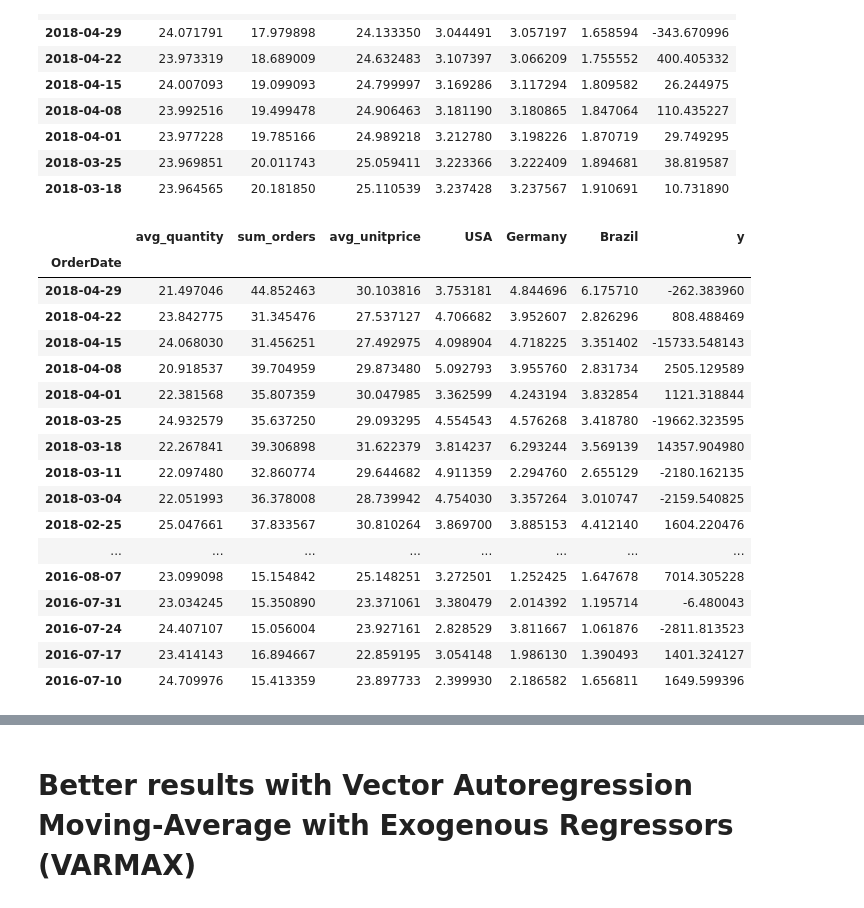
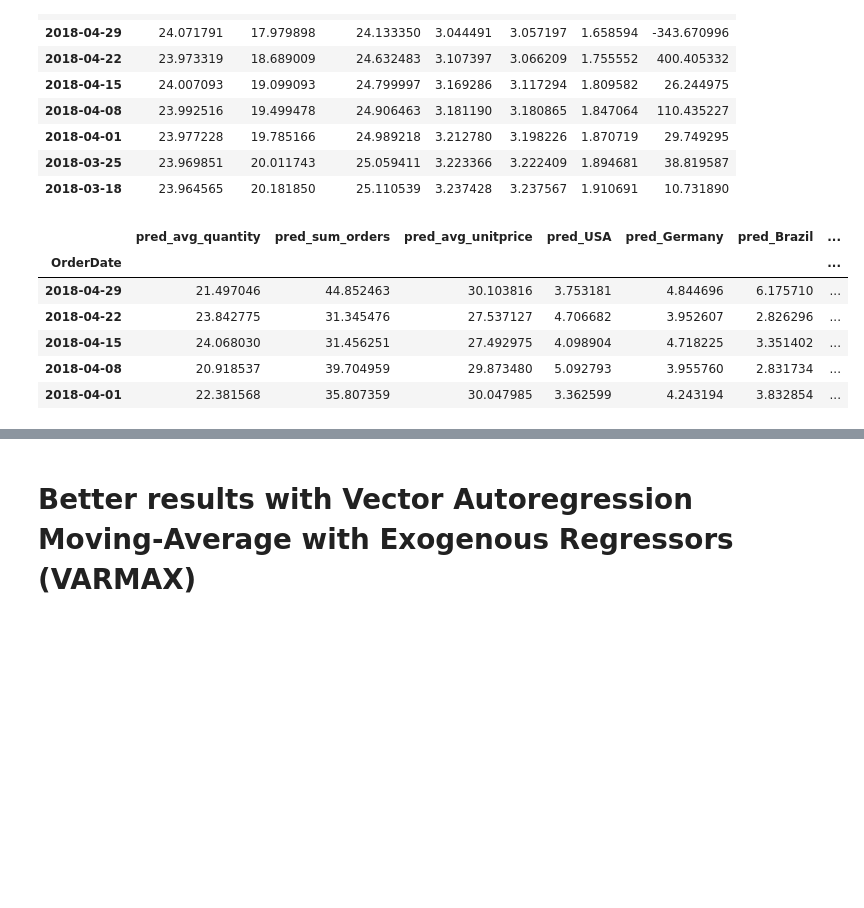
Before and after one commit to JGruettner/comprehensive_crm, a Jupyter notebook: Forecast_Multivari.ipynb, the cells around one changed output, grey strips where cells are left out. Drawn from its saved outputs; the diff is of its cells as text; code cells hidden in the pictures; blank space fills up the shorter version.

```diff
--- a/Forecast_Multivari.ipynb
+++ b/Forecast_Multivari.ipynb
@@ -90,0 +70,4 @@ Name: ShipCountry, dtype: int64
+# %%
+mds2['OrderDate'] = pd.to_datetime(mds2['OrderDate'])
+mds2['Orderyear'] = mds2['OrderDate'].dt.year
+mds2.groupby('Orderyear')['ShipCountry'].value_counts().unstack()
@@ -259,23 +261,14 @@ weekly2
 | 2018-03-18 | 23.964565 | 20.181850 | 25.110539 | 3.237428 | 3.237567 | 1.910691 | 10.731890 |
 # %%
 #var_res.plot_forecast(8)
-var_res.fittedvalues
+weekly_pred=var_res.fittedvalues
+weekly_pred=weekly_pred.add_prefix('pred_')
+weekly_pred.head(5)
 # %% [output]
-|  | avg_quantity | sum_orders | avg_unitprice | USA | Germany | Brazil | y |
-| OrderDate |  |  |  |  |  |  |  |
-| 2018-04-29 | 21.497046 | 44.852463 | 30.103816 | 3.753181 | 4.844696 | 6.175710 | -262.383960 |
-| 2018-04-22 | 23.842775 | 31.345476 | 27.537127 | 4.706682 | 3.952607 | 2.826296 | 808.488469 |
-| 2018-04-15 | 24.068030 | 31.456251 | 27.492975 | 4.098904 | 4.718225 | 3.351402 | -15733.548143 |
-| 2018-04-08 | 20.918537 | 39.704959 | 29.873480 | 5.092793 | 3.955760 | 2.831734 | 2505.129589 |
-| 2018-04-01 | 22.381568 | 35.807359 | 30.047985 | 3.362599 | 4.243194 | 3.832854 | 1121.318844 |
-| 2018-03-25 | 24.932579 | 35.637250 | 29.093295 | 4.554543 | 4.576268 | 3.418780 | -19662.323595 |
-| 2018-03-18 | 22.267841 | 39.306898 | 31.622379 | 3.814237 | 6.293244 | 3.569139 | 14357.904980 |
-| 2018-03-11 | 22.097480 | 32.860774 | 29.644682 | 4.911359 | 2.294760 | 2.655129 | -2180.162135 |
-| 2018-03-04 | 22.051993 | 36.378008 | 28.739942 | 4.754030 | 3.357264 | 3.010747 | -2159.540825 |
-| 2018-02-25 | 25.047661 | 37.833567 | 30.810264 | 3.869700 | 3.885153 | 4.412140 | 1604.220476 |
-| ... | ... | ... | ... | ... | ... | ... | ... |
-| 2016-08-07 | 23.099098 | 15.154842 | 25.148251 | 3.272501 | 1.252425 | 1.647678 | 7014.305228 |
-| 2016-07-31 | 23.034245 | 15.350890 | 23.371061 | 3.380479 | 2.014392 | 1.195714 | -6.480043 |
-| 2016-07-24 | 24.407107 | 15.056004 | 23.927161 | 2.828529 | 3.811667 | 1.061876 | -2811.813523 |
-| 2016-07-17 | 23.414143 | 16.894667 | 22.859195 | 3.054148 | 1.986130 | 1.390493 | 1401.324127 |
-| 2016-07-10 | 24.709976 | 15.413359 | 23.897733 | 2.399930 | 2.186582 | 1.656811 | 1649.599396 |
+|  | pred_avg_quantity | pred_sum_orders | pred_avg_unitprice | pred_USA | pred_Germany | pred_Brazil | ... |
+| OrderDate |  |  |  |  |  |  | ... |
+| 2018-04-29 | 21.497046 | 44.852463 | 30.103816 | 3.753181 | 4.844696 | 6.175710 | ... |
+| 2018-04-22 | 23.842775 | 31.345476 | 27.537127 | 4.706682 | 3.952607 | 2.826296 | ... |
+| 2018-04-15 | 24.068030 | 31.456251 | 27.492975 | 4.098904 | 4.718225 | 3.351402 | ... |
+| 2018-04-08 | 20.918537 | 39.704959 | 29.873480 | 5.092793 | 3.955760 | 2.831734 | ... |
+| 2018-04-01 | 22.381568 | 35.807359 | 30.047985 | 3.362599 | 4.243194 | 3.832854 | ... |
```
Also changed, not shown: parts of 16 cells of this notebook.
